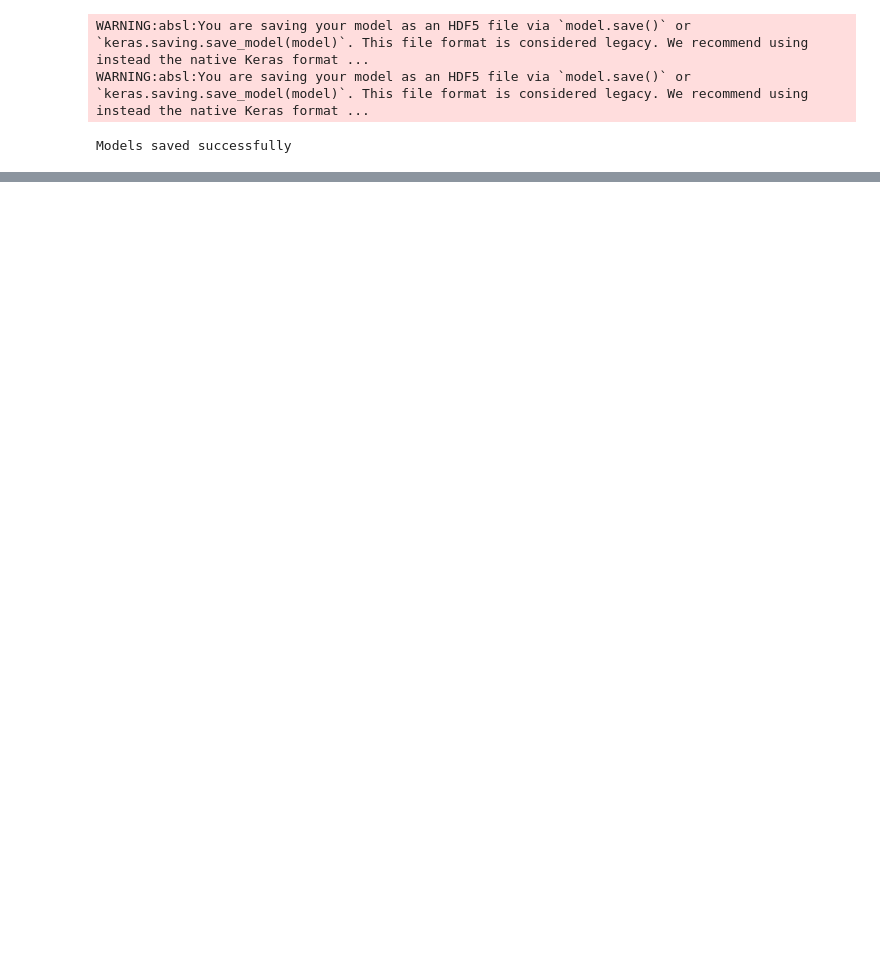
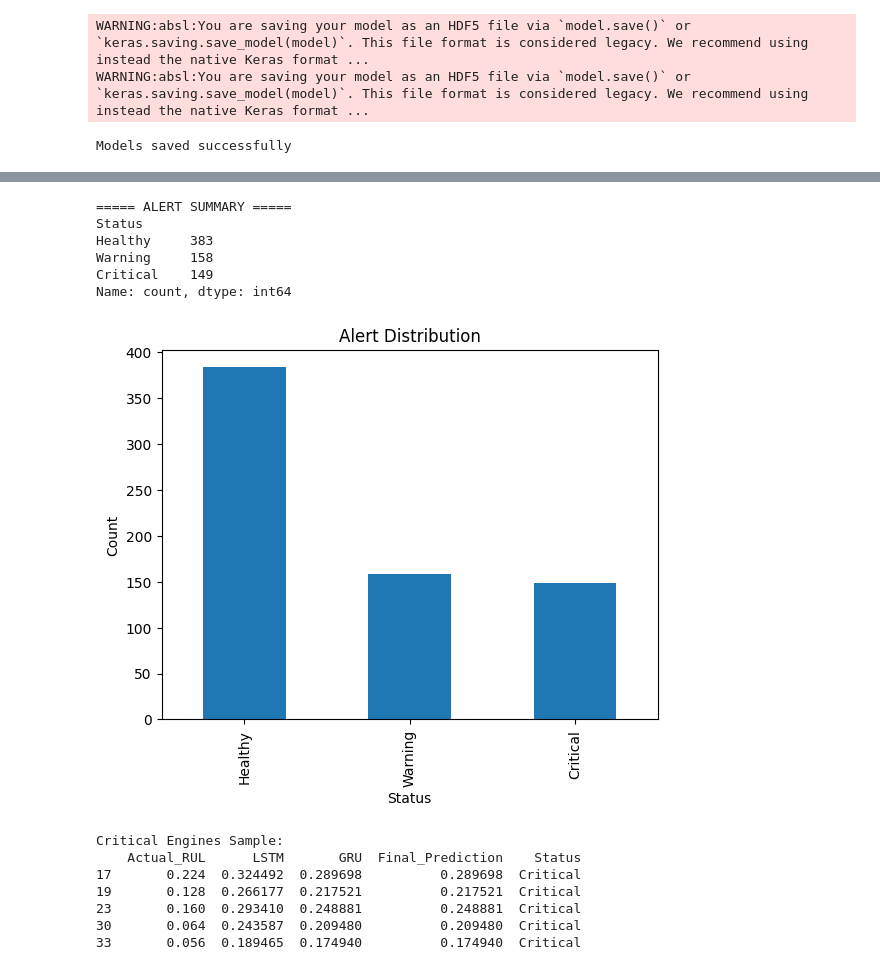
Before and after one commit to CaHHaL/PrognosAI, a Jupyter notebook: main.ipynb, the cells around one changed output, grey strips where cells are left out. Drawn from its saved outputs; the diff is of its cells as text; code cells hidden in the pictures; blank space fills up the shorter version.

```diff
--- a/main.ipynb
+++ b/main.ipynb
@@ -423,0 +575,67 @@ Models saved successfully
+# %%
+
+
+# ===============================
+# MILESTONE 4: ALERT SYSTEM
+# ===============================
+
+def classify_risk(rul):
+    if rul > 0.6:
+        return "Healthy"
+    elif rul > 0.3:
+        return "Warning"
+    else:
+        return "Critical"
+
+# -------- SELECT BEST MODEL DYNAMICALLY --------
+
+best_model_name = best_model["Model"]
+
+if best_model_name == "LSTM":
+    final_predictions = y_pred_lstm
+elif best_model_name == "GRU":
+    final_predictions = y_pred_gru
+else:
+    final_predictions = y_pred_ensemble
+
+# -------- ALERT SYSTEM --------
+alerts = [classify_risk(r[0]) for r in final_predictions]
+
+alert_df = pd.DataFrame({
+    "Actual_RUL": y_test,
+    "LSTM": y_pred_lstm.flatten(),
+    "GRU": y_pred_gru.flatten(),
+   "Final_Prediction": final_predictions.flatten(),
+"Status": alerts
+})
+
+print("\n===== ALERT SUMMARY =====")
+print(alert_df['Status'].value_counts())
+
+# -------- ALERT VISUALIZATION --------
+alert_df['Status'].value_counts().plot(kind='bar')
+plt.title("Alert Distribution")
+plt.xlabel("Status")
+plt.ylabel("Count")
+plt.show()
+
+# -------- CRITICAL CASES --------
+critical_cases = alert_df[alert_df['Status'] == "Critical"]
+
+print("\nCritical Engines Sample:")
+print(critical_cases.head())
+# %% [output]
+===== ALERT SUMMARY =====
+Status
+Healthy     383
+Warning     158
+Critical    149
+Name: count, dtype: int64
+[figure, added]
+Critical Engines Sample:
+    Actual_RUL      LSTM       GRU  Final_Prediction    Status
+17       0.224  0.324492  0.289698          0.289698  Critical
+19       0.128  0.266177  0.217521          0.217521  Critical
+23       0.160  0.293410  0.248881          0.248881  Critical
+30       0.064  0.243587  0.209480          0.209480  Critical
+33       0.056  0.189465  0.174940          0.174940  Critical
```
Also changed, not shown: parts of 12 cells of this notebook, 24 other files.
